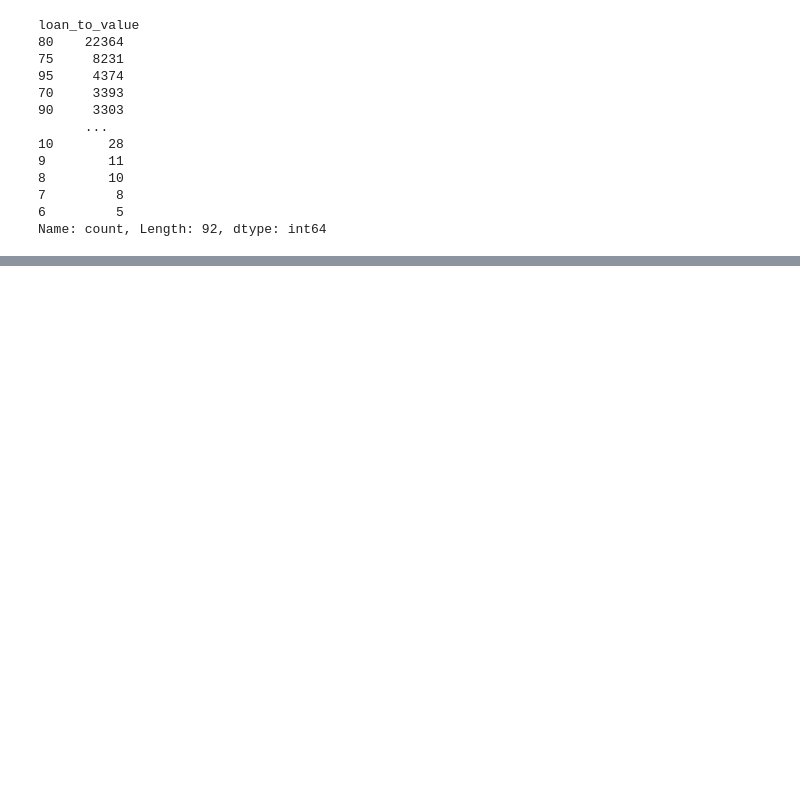
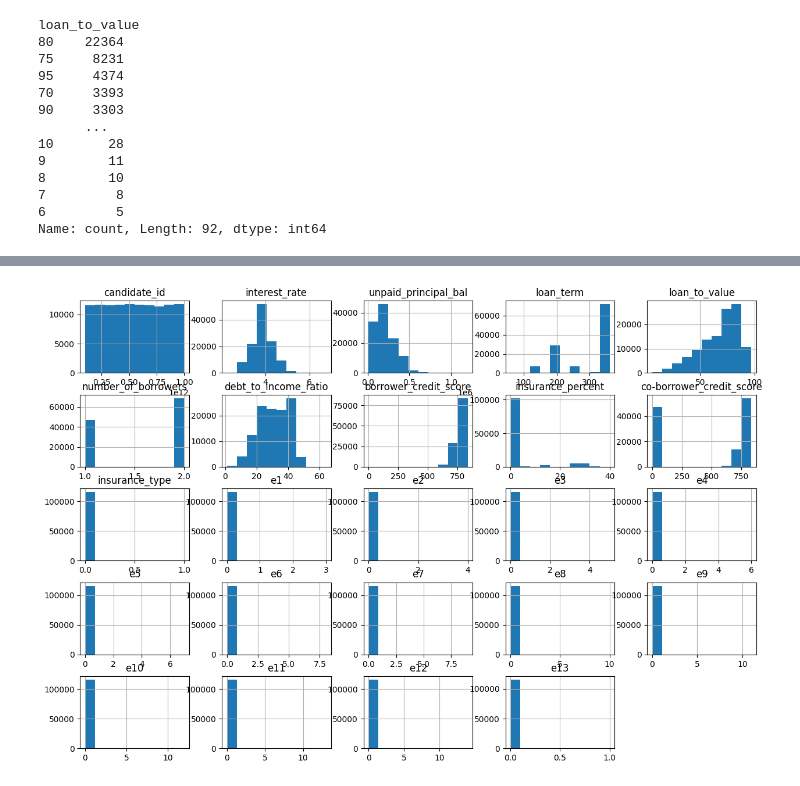
Before and after one commit to VarshaVaithyam/Pandas-Bank-Loan-Risk-Analysis, a Jupyter notebook: notebooks/analysis.ipynb, the cells around one changed output, grey strips where cells are left out. Drawn from its saved outputs; the diff is of its cells as text; code cells hidden in the pictures; blank space fills up the shorter version.

```diff
--- a/notebooks/analysis.ipynb
+++ b/notebooks/analysis.ipynb
@@ -256,0 +296,5 @@ Name: count, Length: 92, dtype: int64
+# %%
+df.hist(figsize=(15,10))
+plt.show()
+# %% [output]
+[figure, added]
```
Also changed, not shown: parts of 21 cells of this notebook.
